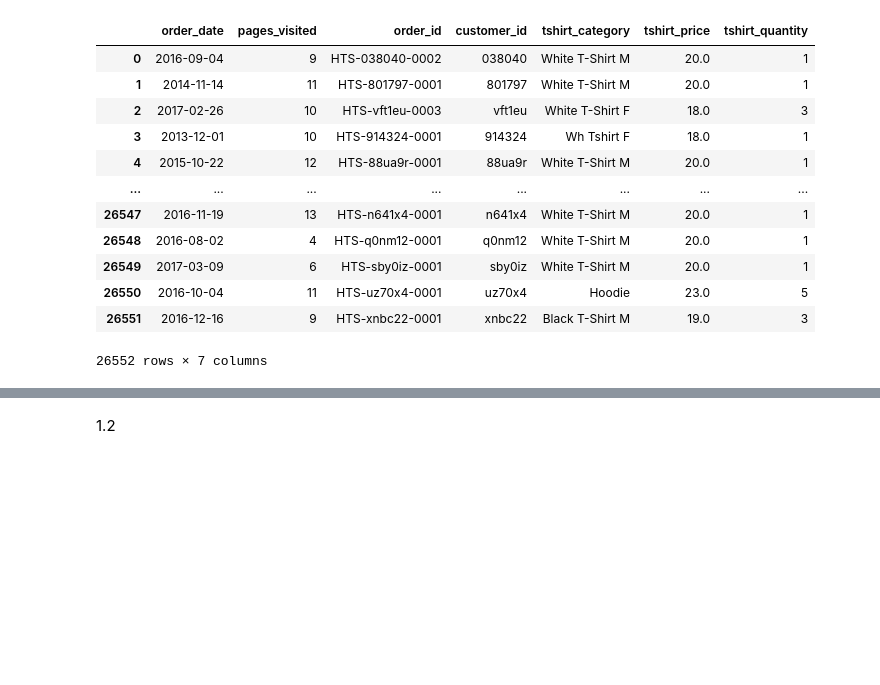
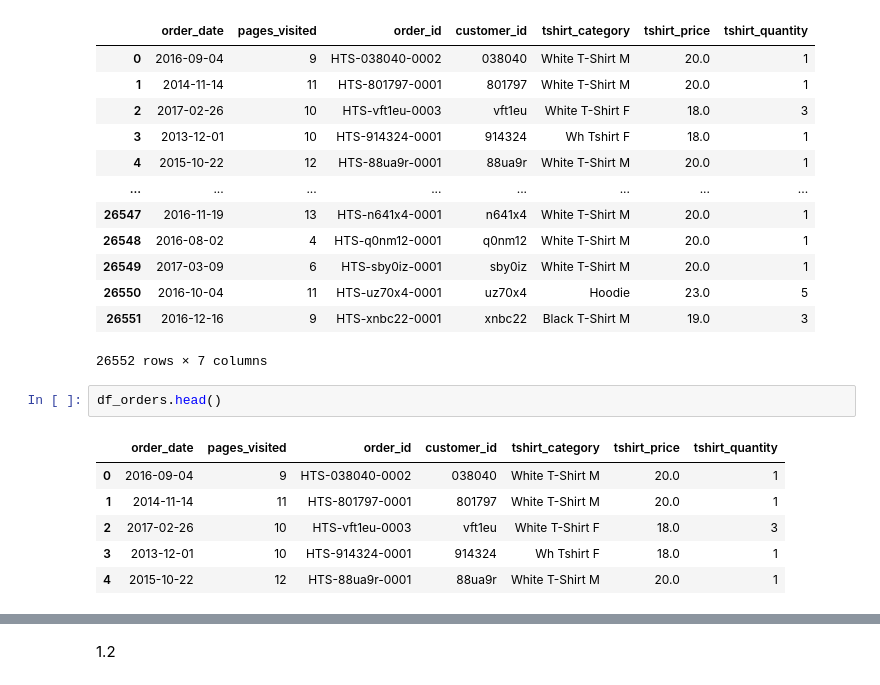
Before and after one commit to michal-uszko/pad_cwiczenia, a Jupyter notebook: 04_PAD_praca_domowa.ipynb, the cells around one changed output, grey strips where cells are left out. Saved outputs shown, nothing was run; the diff lists cells and outputs as text; blank space fills up the shorter version.

```diff
--- a/04_PAD_praca_domowa.ipynb
+++ b/04_PAD_praca_domowa.ipynb
@@ -43,3 +43,12 @@ df_orders
 | 26550 | 2016-10-04 | 11 | HTS-uz70x4-0001 | uz70x4 | Hoodie | 23.0 | 5 |
 | 26551 | 2016-12-16 | 9 | HTS-xnbc22-0001 | xnbc22 | Black T-Shirt M | 19.0 | 3 |
 26552 rows × 7 columns
+# %%
+df_orders.head()
+# %% [output]
+|  | order_date | pages_visited | order_id | customer_id | tshirt_category | tshirt_price | tshirt_quantity |
+| 0 | 2016-09-04 | 9 | HTS-038040-0002 | 038040 | White T-Shirt M | 20.0 | 1 |
+| 1 | 2014-11-14 | 11 | HTS-801797-0001 | 801797 | White T-Shirt M | 20.0 | 1 |
+| 2 | 2017-02-26 | 10 | HTS-vft1eu-0003 | vft1eu | White T-Shirt F | 18.0 | 3 |
+| 3 | 2013-12-01 | 10 | HTS-914324-0001 | 914324 | Wh Tshirt F | 18.0 | 1 |
+| 4 | 2015-10-22 | 12 | HTS-88ua9r-0001 | 88ua9r | White T-Shirt M | 20.0 | 1 |
```
Also changed, not shown: parts of 3 cells of this notebook.
